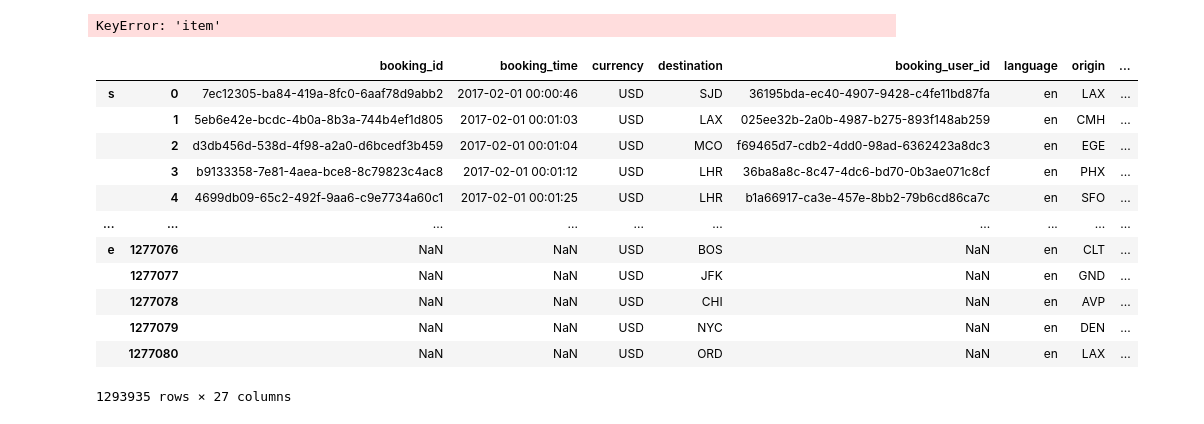
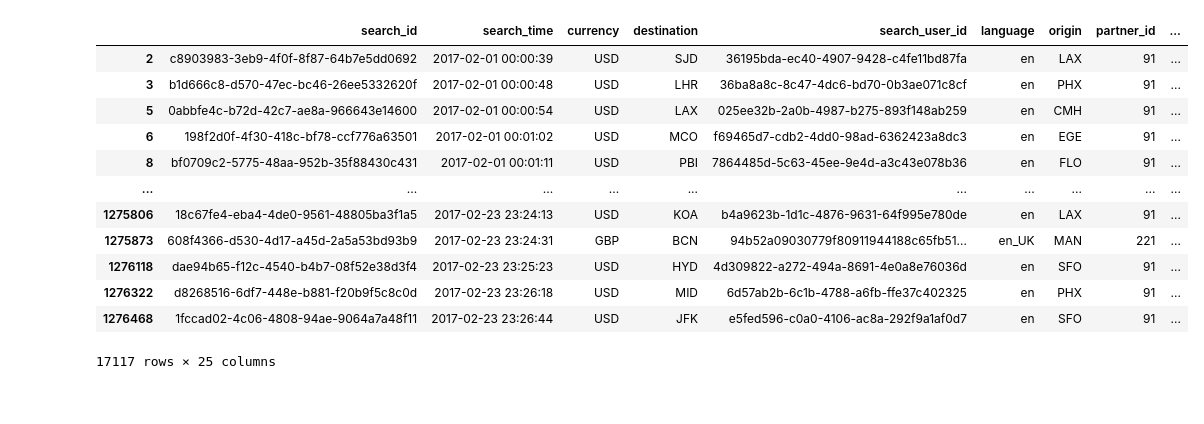
Before and after one commit to amajewski5c/airfare_predictions, a Jupyter notebook: fares.ipynb, the cells around one changed output. Drawn from its saved outputs; the diff is of its cells as text; code cells hidden in the pictures.

```diff
--- a/fares.ipynb
+++ b/fares.ipynb
@@ -10,28 +124,23 @@ dfs = [bdf, sdf]
 joined = pd.concat(dfs, keys ='session_id')
 
 joined = joined.sort_values(by='booking_time')
-
-for item in joined.columns:
-    print(item, joined['item'].value_counts()[:10])
-# %% [output]
-KeyError: 'item'
+# %%
+sdf[sdf.session_id.isin(bdf.session_id)]
+# %% [output]
+|  | search_id | search_time | currency | destination | search_user_id | language | origin | partner_id | ... |
+| 2 | c8903983-3eb9-4f0f-8f87-64b7e5dd0692 | 2017-02-01 00:00:39 | USD | SJD | 36195bda-ec40-4907-9428-c4fe11bd87fa | en | LAX | 91 | ... |
+| 3 | b1d666c8-d570-47ec-bc46-26ee5332620f | 2017-02-01 00:00:48 | USD | LHR | 36ba8a8c-8c47-4dc6-bd70-0b3ae071c8cf | en | PHX | 91 | ... |
+| 5 | 0abbfe4c-b72d-42c7-ae8a-966643e14600 | 2017-02-01 00:00:54 | USD | LAX | 025ee32b-2a0b-4987-b275-893f148ab259 | en | CMH | 91 | ... |
+| 6 | 198f2d0f-4f30-418c-bf78-ccf776a63501 | 2017-02-01 00:01:02 | USD | MCO | f69465d7-cdb2-4dd0-98ad-6362423a8dc3 | en | EGE | 91 | ... |
+| 8 | bf0709c2-5775-48aa-952b-35f88430c431 | 2017-02-01 00:01:11 | USD | PBI | 7864485d-5c63-45ee-9e4d-a3c43e078b36 | en | FLO | 91 | ... |
+| ... | ... | ... | ... | ... | ... | ... | ... | ... | ... |
+| 1275806 | 18c67fe4-eba4-4de0-9561-48805ba3f1a5 | 2017-02-23 23:24:13 | USD | KOA | b4a9623b-1d1c-4876-9631-64f995e780de | en | LAX | 91 | ... |
+| 1275873 | 608f4366-d530-4d17-a45d-2a5a53bd93b9 | 2017-02-23 23:24:31 | GBP | BCN | 94b52a09030779f80911944188c65fb51... | en_UK | MAN | 221 | ... |
+| 1276118 | dae94b65-f12c-4540-b4b7-08f52e38d3f4 | 2017-02-23 23:25:23 | USD | HYD | 4d309822-a272-494a-8691-4e0a8e76036d | en | SFO | 91 | ... |
+| 1276322 | d8268516-6df7-448e-b881-f20b9f5c8c0d | 2017-02-23 23:26:18 | USD | MID | 6d57ab2b-6c1b-4788-a6fb-ffe37c402325 | en | PHX | 91 | ... |
+| 1276468 | 1fccad02-4c06-4808-94ae-9064a7a48f11 | 2017-02-23 23:26:44 | USD | JFK | e5fed596-c0a0-4106-ac8a-292f9a1af0d7 | en | SFO | 91 | ... |
+17117 rows × 25 columns
 # %%
 y = joined['fare']
 
 x = joined[[_ for _ in joined.columns if _ != 'fare']]
-# %%
-x
-# %% [output]
-|  |  | booking_id | booking_time | currency | destination | booking_user_id | language | origin | ... |
-| s | 0 | 7ec12305-ba84-419a-8fc0-6aaf78d9abb2 | 2017-02-01 00:00:46 | USD | SJD | 36195bda-ec40-4907-9428-c4fe11bd87fa | en | LAX | ... |
-|  | 1 | 5eb6e42e-bcdc-4b0a-8b3a-744b4ef1d805 | 2017-02-01 00:01:03 | USD | LAX | 025ee32b-2a0b-4987-b275-893f148ab259 | en | CMH | ... |
-|  | 2 | d3db456d-538d-4f98-a2a0-d6bcedf3b459 | 2017-02-01 00:01:04 | USD | MCO | f69465d7-cdb2-4dd0-98ad-6362423a8dc3 | en | EGE | ... |
-|  | 3 | b9133358-7e81-4aea-bce8-8c79823c4ac8 | 2017-02-01 00:01:12 | USD | LHR | 36ba8a8c-8c47-4dc6-bd70-0b3ae071c8cf | en | PHX | ... |
-|  | 4 | 4699db09-65c2-492f-9aa6-c9e7734a60c1 | 2017-02-01 00:01:25 | USD | LHR | b1a66917-ca3e-457e-8bb2-79b6cd86ca7c | en | SFO | ... |
-| ... | ... | ... | ... | ... | ... | ... | ... | ... | ... |
-| e | 1277076 | NaN | NaN | USD | BOS | NaN | en | CLT | ... |
-|  | 1277077 | NaN | NaN | USD | JFK | NaN | en | GND | ... |
-|  | 1277078 | NaN | NaN | USD | CHI | NaN | en | AVP | ... |
-|  | 1277079 | NaN | NaN | USD | NYC | NaN | en | DEN | ... |
-|  | 1277080 | NaN | NaN | USD | ORD | NaN | en | LAX | ... |
-1293935 rows × 27 columns
```
Also changed, not shown: parts of 11 cells of this notebook.
